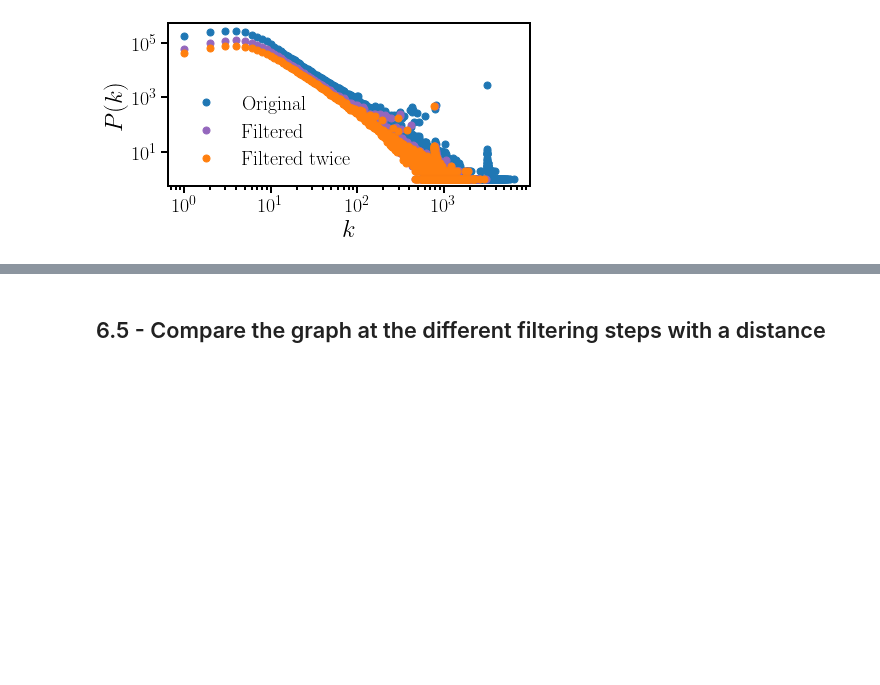
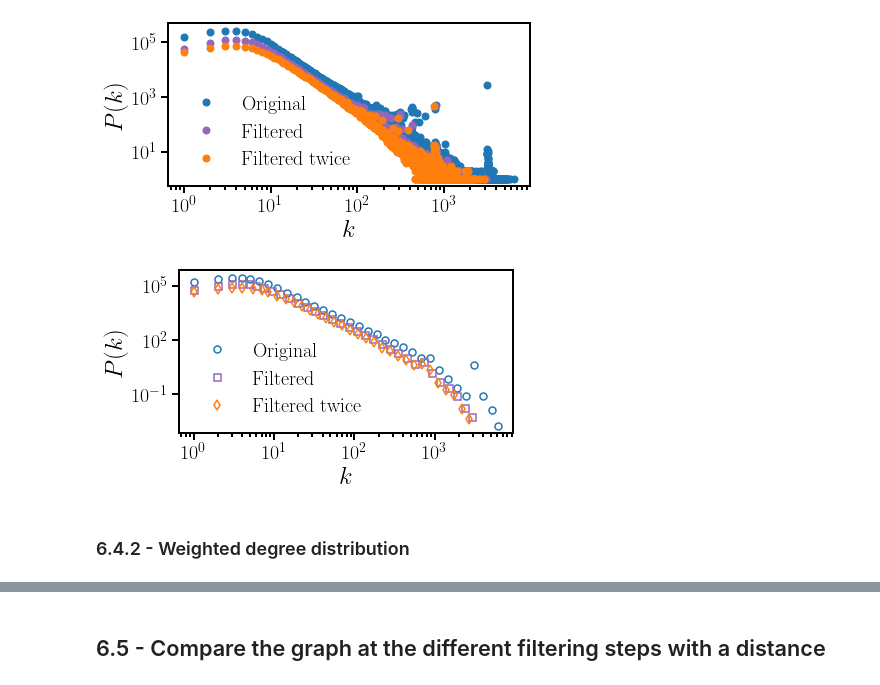
Before and after one commit to sysyMC/AI_in_Neuroscience_EpistemicIntegration_SocialSegregation, a Jupyter notebook: 1 - datasets_preparation.ipynb, the cells around one changed output, grey strips where cells are left out. Cells and saved outputs as stored; diff of their text form; code cells hidden in the pictures; blank space fills up the shorter version.

```diff
--- a/1 - datasets_preparation.ipynb
+++ b/1 - datasets_preparation.ipynb
@@ -253,0 +253,3 @@ nodes_filtered = pd.concat([nodes_filtered_AI,nodes_filtered_nonAI])
+# %%
+nodes_Ql0 = nodes[(nodes['queryLevel']==0) & (nodes['publicationYear']>=1970) & (nodes['queryLevel']<=2020)]
+links_Ql0 = links[(links['cited'].isin(nodes_Ql0['id']))|(links['citing'].isin(nodes_Ql0['id']))]
@@ -254,3 +269,3 @@ nodes_filtered = pd.concat([nodes_filtered_AI,nodes_filtered_nonAI])
 # %%
-CN_tot = nx.from_pandas_edgelist(links, source='citing', target='cited', edge_attr=None, create_using=nx.DiGraph, edge_key=None)
+CN_tot = nx.from_pandas_edgelist(links_Ql0, source='citing', target='cited', edge_attr=None, create_using=nx.DiGraph, edge_key=None)
 degree_freq = nx.degree_histogram(CN_tot)
@@ -1101,7 +1206,9 @@ Compare the collaboration network a different steps of filtration, following the
 ## 6.1 - Original database
 # %%
 papers_original = pd.read_csv(f'{path_output}citationNetwork_nodes.csv', sep=';')
-papers_original_Ql0 = papers_original[papers_original['queryLevel']==0]
+papers_original_Ql0 = papers_original[(papers_original['queryLevel']==0)
+                                     & (papers_original['publicationYear']>=1970)
+                                     & (papers_original['publicationYear']<=2020)]
 papers_original_Ql0['authors'] = papers_original_Ql0['authors'].apply(lambda x: eval(x))
 # %% [output]
 A value is trying to be set on a copy of a slice from a DataFrame.
@@ -1274,3 +1433,35 @@ ax.legend(loc='best', ncol=1, fontsize=legendSize, frameon=False)
 plt.savefig(f'{path_output}degree_distribs_OriginalDataset_vs_FilteredDataset_vs_FilteredDatasetBIS.pdf', format='pdf', bbox_inches='tight')
 # %% [output]
 [figure]
+# %%
+degree_freq_dict = {d:v for d,v in enumerate(degree_freq)}
+x_original,y_original = log_binning(degree_freq_dict,50)
+degree_freq_filtered_dict = {d:v for d,v in enumerate(degree_freq_filtered)}
+x_filtered,y_filtered = log_binning(degree_freq_filtered_dict,50)
+degree_freq_filtered_bis_dict = {d:v for d,v in enumerate(degree_freq_filtered_bis)}
+x_filtered_bis,y_filtered_bis = log_binning(degree_freq_filtered_bis_dict,50)
+# %%
+cmap = plt.cm.tab20.colors
+ig = plt.figure(figsize=(6, 3))
+ax = plt.axes()
+ax.plot(x_original, y_original, marker='o', mfc='none', markeredgewidth=1.5,
+        linewidth=0, color=cmap[0], markersize=7, label=r'Original', alpha=1)
+ax.plot(x_filtered, y_filtered, marker='s', mfc='none', markeredgewidth=1.5,
+        linewidth=0, color=cmap[8], markersize=7, label=r'Filtered', alpha=1)
+ax.plot(x_filtered_bis, y_filtered_bis, marker='d', mfc='none', markeredgewidth=1.5,
+        linewidth=0, color=cmap[2], markersize=7, label=r'Filtered twice', alpha=1)
+ax.set_xlabel(r'$k$', fontsize=axisLabelSize)
+ax.set_xscale('log')
+ax.set_ylabel(r'$P(k)$', fontsize=axisLabelSize)
+ax.set_yscale('log')
+#ax.set_ylim(0.4,1e7)
+#ax.set_xlim(0.6,1e5)
+#ax.set_xticks([10**i for i in range(6)], [10**i for i in range(6)])
+ax.tick_params(which='major', labelsize=ticksLabelSize, length=7, width=ticksWidth)
+ax.tick_params(which='minor', length=4, width=ticksWidth)
+ax.legend(loc='best', ncol=1, fontsize=legendSize, frameon=False)
+plt.savefig(f'{path_output}degree_distribs_LogBinned_OriginalDataset_vs_FilteredDataset_vs_FilteredDatasetBIS.pdf', format='pdf', bbox_inches='tight')
+# %% [output]
+[figure, added]
+# %% [markdown]
+### 6.4.2 - Weighted degree distribution
```
Also changed, not shown: parts of 59 cells of this notebook, 1 other file.
